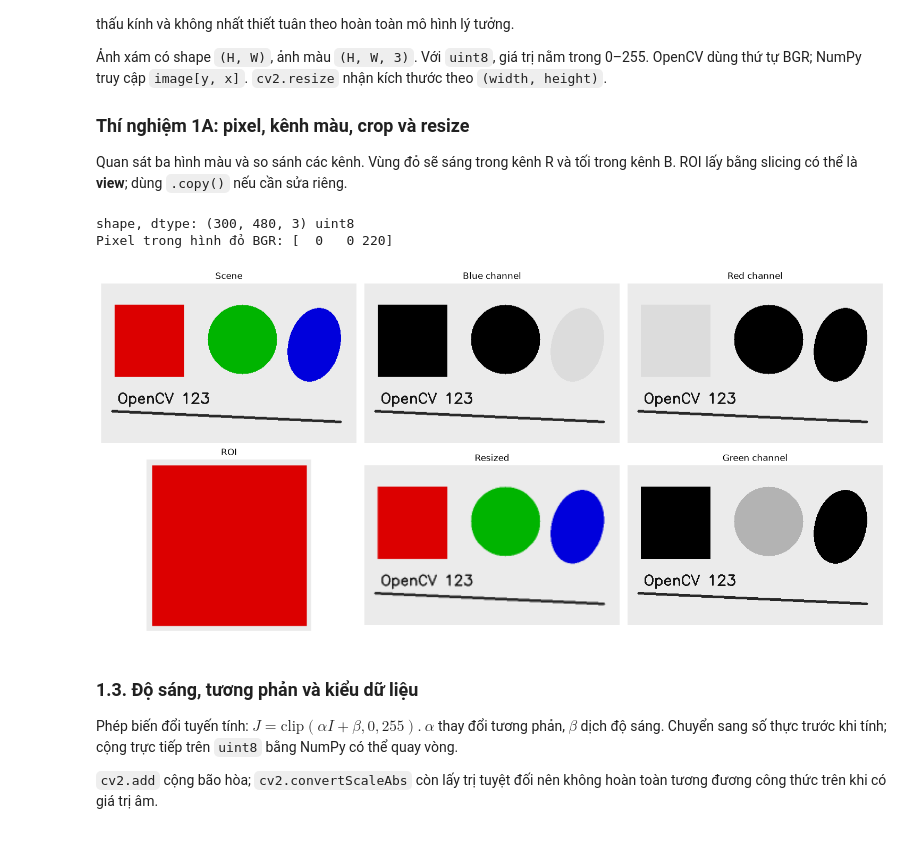
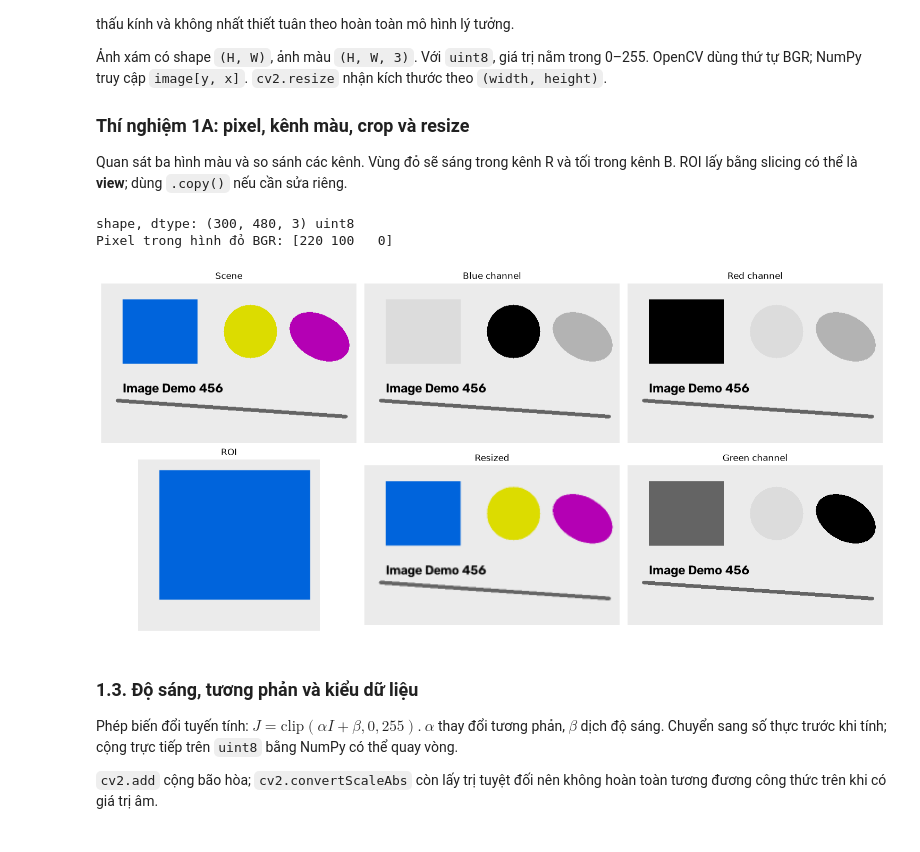
Before and after one commit to ViKhang1611/ComputerVisionNoteBook, a Jupyter notebook: Part0/OpenCV_Curriculum_Hoc_Chi_Tiet.ipynb, the cells around one changed output. Drawn from its saved outputs; the diff is of its cells as text; code cells hidden in the pictures.

Commit message:
feat: initialize Jupyter curriculum notebook and output assets for OpenCV course

```diff
--- a/Part0/OpenCV_Curriculum_Hoc_Chi_Tiet.ipynb
+++ b/Part0/OpenCV_Curriculum_Hoc_Chi_Tiet.ipynb
@@ -50,9 +50,9 @@ import cv2
 import numpy as np
 import matplotlib.pyplot as plt
 
-OUT = Path('cvip_outputs')
-OUT.mkdir(exist_ok=True)
-rng = np.random.default_rng(42)
+OUT = Path('cvip_outputs') # đường dẫn folder
+OUT.mkdir(exist_ok=True) # Tạo folder nếu chưa có
+rng = np.random.default_rng(2026) # tạo một random number generator của NumPy
 print('Python:', sys.version.split()[0])
 print('OpenCV:', cv2.__version__)
 print('NumPy:', np.__version__)
@@ -86,8 +86,18 @@ def read_image(path):
 
 def save_image(path, img):
     path = Path(path)
+
+    if img is None or not isinstance(img, np.ndarray):
+        raise ValueError('Ảnh đầu vào không hợp lệ.')
+
+    path.parent.mkdir(parents=True, exist_ok=True)
+
     ok, buf = cv2.imencode(path.suffix, img)
     if not ok:
         raise ValueError(f'Không mã hóa được ảnh: {path}')
-    buf.tofile(path)
+
+    try:
+        buf.tofile(path)
+    except OSError as exc:
+        raise OSError(f'Không ghi được ảnh: {path}') from exc
 # %% [output]
@@ -114,25 +124,27 @@ Trong mô hình pinhole lý tưởng: $u=f_xX/Z+c_x$, $v=f_yY/Z+c_y$. Vật xa h
 Quan sát ba hình màu và so sánh các kênh. Vùng đỏ sẽ sáng trong kênh R và tối trong kênh B. ROI lấy bằng slicing có thể là **view**; dùng `.copy()` nếu cần sửa riêng.
 # %%
 scene = np.full((300, 480, 3), 235, np.uint8)
-cv2.rectangle(scene, (25, 40), (155, 175), (0, 0, 220), -1)
-cv2.circle(scene, (265, 105), 65, (0, 180, 0), -1)
-cv2.ellipse(scene, (400, 115), (48, 70), 15, 0, 360, (220, 0, 0), -1)
-cv2.line(scene, (20, 240), (450, 260), (40, 40, 40), 3)
-cv2.putText(scene, 'OpenCV 123', (30, 225), cv2.FONT_HERSHEY_SIMPLEX,
-            0.9, (20, 20, 20), 2)
+cv2.rectangle(scene, (40, 30), (180, 150), (220, 100, 0), -1)
+cv2.circle(scene, (280, 90), 50, (0, 220, 220), -1)
+cv2.ellipse(scene, (410, 100), (60, 40), 30, 0, 360,
+            (180, 0, 180), -1)
+cv2.line(scene, (30, 220), (460, 250), (100, 100, 100), 5)
+cv2.putText(scene, 'Image Demo 456', (40, 205),
+            cv2.FONT_HERSHEY_SIMPLEX, 0.8,
+            (0, 0, 0), 2)
 b, g, r = cv2.split(scene)
-roi = scene[35:180, 20:160].copy()
+roi = scene[20:180, 20:190].copy()
 small = cv2.resize(scene, (240, 150), interpolation=cv2.INTER_AREA)
 save_image(OUT / 'scene.png', scene)
 assert np.array_equal(cv2.merge([b, g, r]), scene)
 print('shape, dtype:', scene.shape, scene.dtype)
 print('Pixel trong hình đỏ BGR:', scene[70, 60])
 show([('Scene', scene), ('Blue channel', b), ('Red channel', r),
       ('ROI', roi), ('Resized', small), ('Green channel', g)])
 # %% [output]
 shape, dtype: (300, 480, 3) uint8
-Pixel trong hình đỏ BGR: [  0   0 220]
+Pixel trong hình đỏ BGR: [220 100   0]
-[figure, old version]
+[figure, new version]
 # %% [markdown]
 ### 1.3. Độ sáng, tương phản và kiểu dữ liệu
 Phép biến đổi tuyến tính: $J=\mathrm{clip}(\alpha I+\beta,0,255)$. $\alpha$ thay đổi tương phản, $\beta$ dịch độ sáng. Chuyển sang số thực trước khi tính; cộng trực tiếp trên `uint8` bằng NumPy có thể quay vòng.
```
Also changed, not shown: parts of 25 cells of this notebook, 7 other files.
